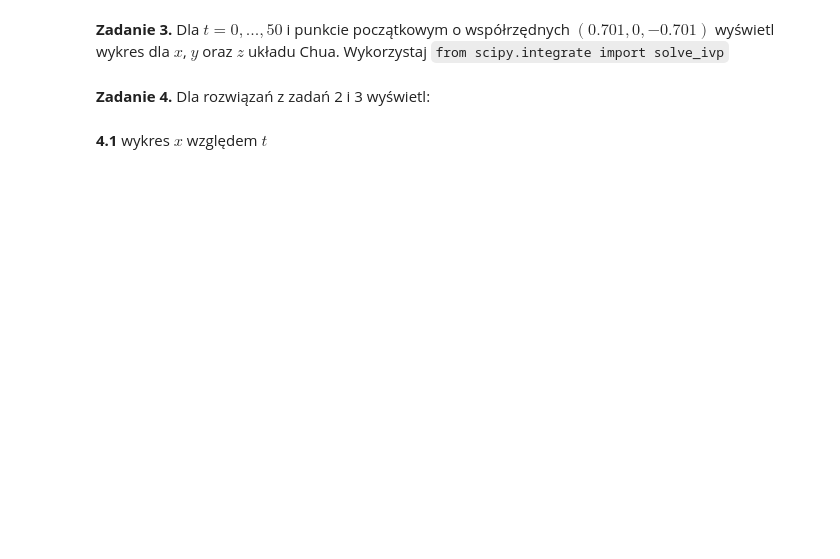
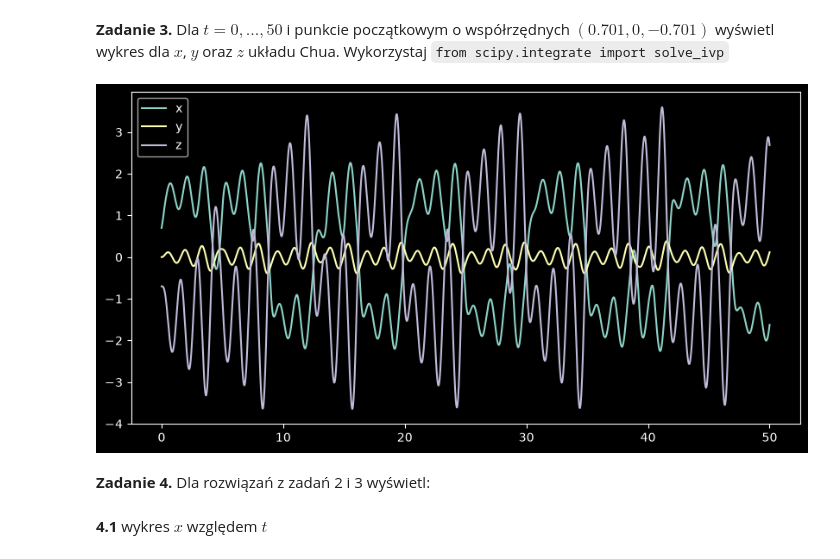
Before and after one commit to konradziel/CC_Computer_Simulations, a Jupyter notebook: SK_Lab_02_Chua_temp.ipynb, the cells around one changed output. Saved outputs shown, nothing was run; the diff lists cells and outputs as text; code cells hidden in the pictures; blank space fills up the shorter version.

```diff
--- a/SK_Lab_02_Chua_temp.ipynb
+++ b/SK_Lab_02_Chua_temp.ipynb
@@ -43,5 +76,20 @@ Układ trzech równań różniczkowych precyzyjnie definiuje, jak zmiana jednej
 # %% [markdown]
 **Zadanie 3.** Dla $t=0,...,50$ i punkcie początkowym o współrzędnych $(0.701, 0, -0.701)$ wyświetl wykres dla $x$, $y$ oraz $z$ układu Chua. Wykorzystaj <code>from scipy.integrate import solve_ivp</code>
+# %%
+t_span = (0, 50)
+t_eval = np.linspace(*t_span, 10000)
+
+sol_2 = solve_ivp(chua, t_span, [0.701, 0, -0.701], t_eval=t_eval)
+
+plt.figure(figsize=(10, 5))
+plt.plot(sol_2.t, sol_2.y[0], label="x")
+plt.plot(sol_2.t, sol_2.y[1], label="y")
+plt.plot(sol_2.t, sol_2.y[2], label="z")
+
+plt.legend()
+plt.show()
+# %% [output]
+[figure, added]
 # %% [markdown]
 **Zadanie 4.** Dla rozwiązań z zadań 2 i 3 wyświetl:
 # %% [markdown]
```
Also changed, not shown: parts of 11 cells of this notebook.
